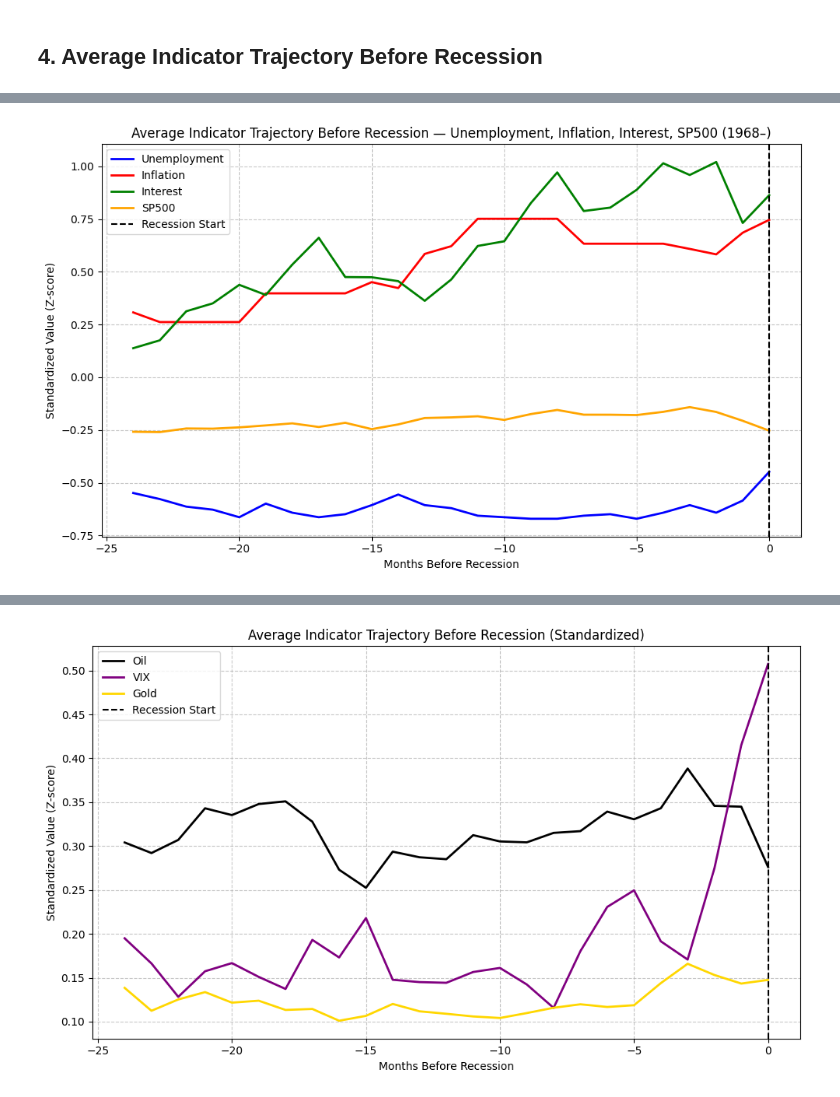
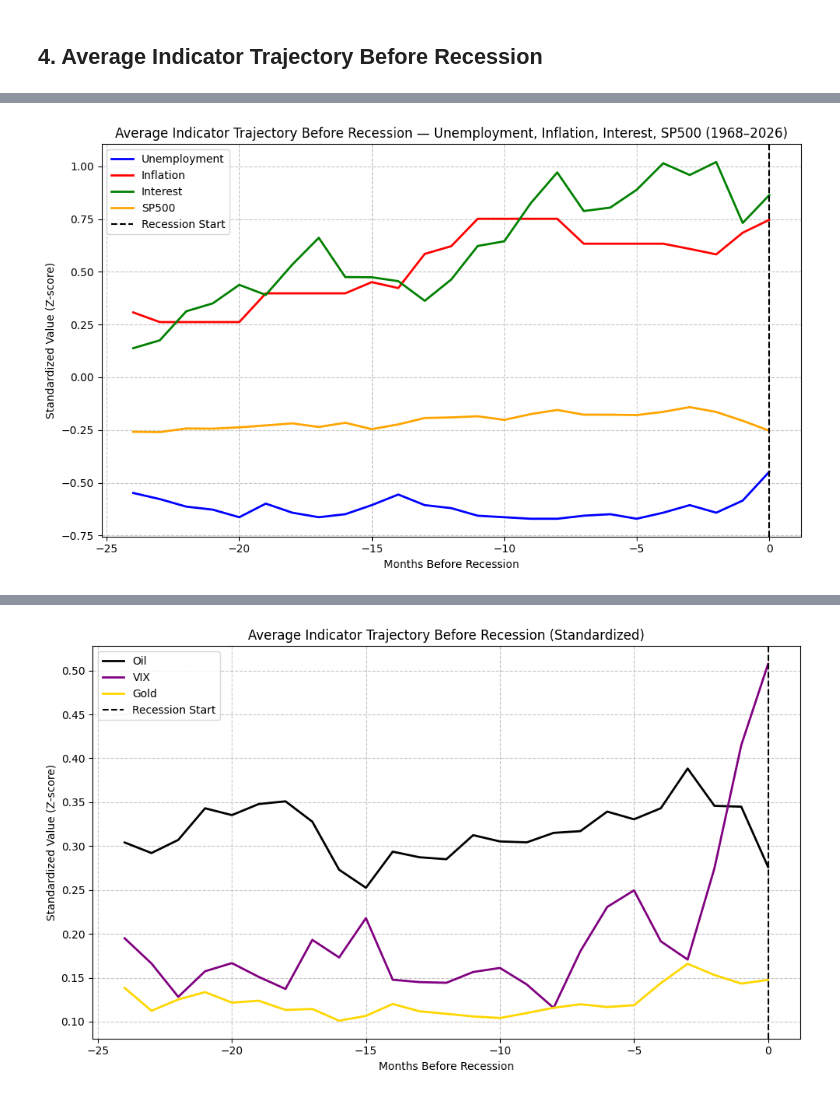
Before and after one commit to Emily0107/Economic-Recession, a Jupyter notebook: public/code/EDA.ipynb, the cells around one changed output, grey strips where cells are left out. Drawn from its saved outputs; the diff is of its cells as text; code cells hidden in the pictures.

```diff
--- a/public/code/EDA.ipynb
+++ b/public/code/EDA.ipynb
@@ -396,23 +388,23 @@ fig_1968.show()
 # %%
 # Trajectory 1968 (Static Graph)
 plt.figure(figsize=(10, 6))
 
 for col in traj_1968.columns:
     plt.plot(traj_1968.index, traj_1968[col], label=col, color=COLOR_MAP.get(col, 'blue'), linewidth=2)
 
 plt.axvline(x=0, linestyle="--", color="black", label="Recession Start")
 
-plt.title("Average Indicator Trajectory Before Recession — Unemployment, Inflation, Interest, SP500 (1968–)")
+plt.title("Average Indicator Trajectory Before Recession — Unemployment, Inflation, Interest, SP500 (1968–2026)")
 plt.xlabel("Months Before Recession")
 plt.ylabel("Standardized Value (Z-score)")
 plt.legend()
 plt.grid(True, linestyle="--", alpha=0.7)
 
 plt.tight_layout()
 plt.savefig("average_line_graph_economic_indicator.png")
 plt.show()
 # %% [output]
-[figure, old version]
+[figure, new version]
 # %%
 # Trajetory 1990
 scaled_1990 = df_1990.copy()
```
Also changed, not shown: parts of 3 cells of this notebook, 4 other files.
